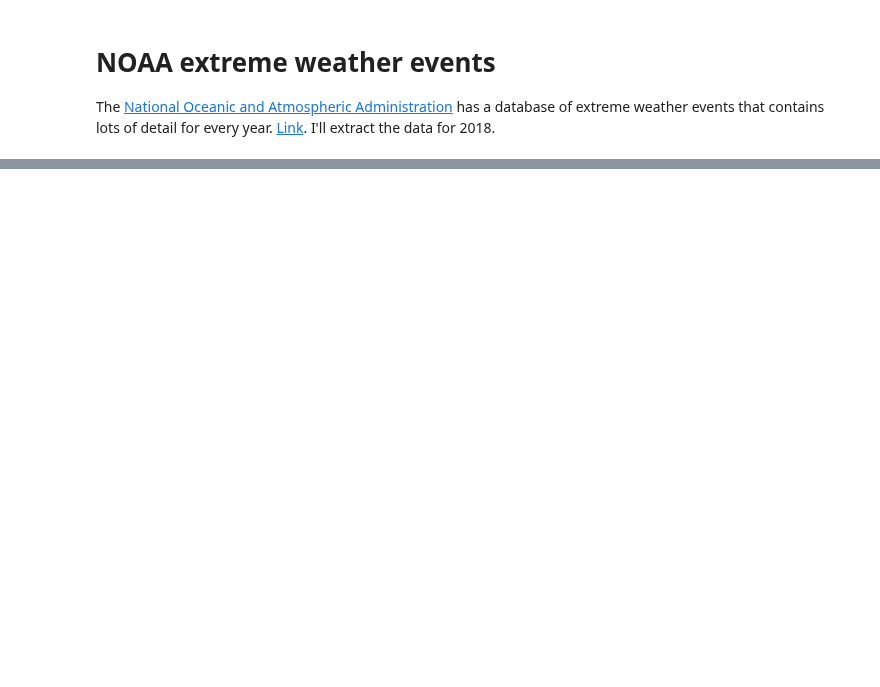
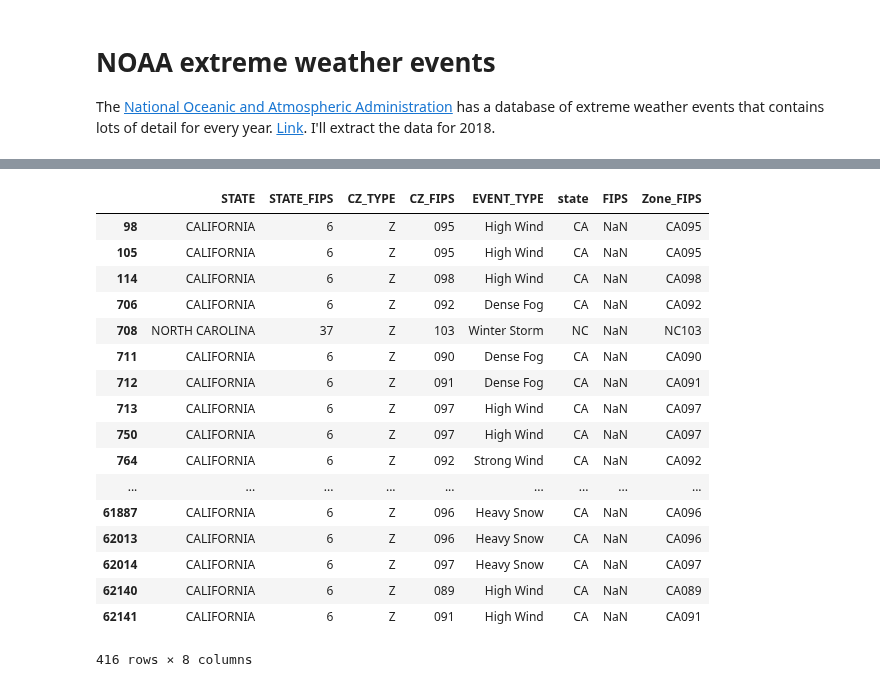
Before and after one commit to labs12-should-i-live-here/DS, a Jupyter notebook: notebooks/DMA4 - NOAA storms by county.ipynb, the cells around one changed output, grey strips where cells are left out. Drawn from its saved outputs; the diff is of its cells as text; code cells hidden in the pictures; blank space fills up the shorter version.

Commit message:
More progress towards NOAA

```diff
--- a/notebooks/DMA4 - NOAA storms by county.ipynb
+++ b/notebooks/DMA4 - NOAA storms by county.ipynb
@@ -99,0 +155,6 @@ df2.head()
+# %%
+# The full table contains more than I want to use.
+df1 = pd.read_csv('../data_local/NOAA/StormEvents_details-ftp_v1.0_d2018_c20190422.csv')
+print(df1.shape)
+print(df1.columns)
+df1.head(2)
@@ -99,0 +197,6 @@ df2.head()
+# %%
+# Split the dataframe into county- and zone-level events
+df2_counties = df2[df2.CZ_TYPE == 'C'].copy()
+df2_zones = df2[df2.CZ_TYPE == 'Z'].copy()
+
+df2_counties.shape, df2_zones.shape
@@ -99,0 +284,28 @@ df2.head()
+# %%
+# Re-cast FIPS codes as strings
+df2_zones['CZ_FIPS'] = df2_zones['CZ_FIPS'].astype(str)
+
+# Make sure the string for CZ_FIPS is 3 digits long.
+FIPS_2 = []
+for fip in df2_zones['CZ_FIPS']:
+    if len(fip) == 3:
+        fip2 = fip
+    elif len(fip) == 2:
+        fip2 = '0' + fip
+    elif len(fip) == 1:
+        fip2 = '00' + fip
+    FIPS_2.append(fip2)
+
+df2_zones['CZ_FIPS'] = FIPS_2
+
+# Add the two-letter state code
+df2_zones['Zone_FIPS'] = df2_zones['state'] + df2_zones['CZ_FIPS']
+
+# Add the full list of county FIPS codes
+df2_zones['FIPS'] = df2_zones['Zone_FIPS'].map(zone_dict)
+
+# Drop any rows with NANs in FIPS.
+df2_zones = df2_zones.dropna(subset=['FIPS'])
+
+print(df2_zones.shape)
+df2_zones.head(2)
@@ -99,0 +355,21 @@ df2.head()
+# %%
+df2_zones[df2_zones['FIPS'].isnull()]
+# %% [output]
+|  | STATE | STATE_FIPS | CZ_TYPE | CZ_FIPS | EVENT_TYPE | state | FIPS | Zone_FIPS |
+| 98 | CALIFORNIA | 6 | Z | 095 | High Wind | CA | NaN | CA095 |
+| 105 | CALIFORNIA | 6 | Z | 095 | High Wind | CA | NaN | CA095 |
+| 114 | CALIFORNIA | 6 | Z | 098 | High Wind | CA | NaN | CA098 |
+| 706 | CALIFORNIA | 6 | Z | 092 | Dense Fog | CA | NaN | CA092 |
+| 708 | NORTH CAROLINA | 37 | Z | 103 | Winter Storm | NC | NaN | NC103 |
+| 711 | CALIFORNIA | 6 | Z | 090 | Dense Fog | CA | NaN | CA090 |
+| 712 | CALIFORNIA | 6 | Z | 091 | Dense Fog | CA | NaN | CA091 |
+| 713 | CALIFORNIA | 6 | Z | 097 | High Wind | CA | NaN | CA097 |
+| 750 | CALIFORNIA | 6 | Z | 097 | High Wind | CA | NaN | CA097 |
+| 764 | CALIFORNIA | 6 | Z | 092 | Strong Wind | CA | NaN | CA092 |
+| ... | ... | ... | ... | ... | ... | ... | ... | ... |
+| 61887 | CALIFORNIA | 6 | Z | 096 | Heavy Snow | CA | NaN | CA096 |
+| 62013 | CALIFORNIA | 6 | Z | 096 | Heavy Snow | CA | NaN | CA096 |
+| 62014 | CALIFORNIA | 6 | Z | 097 | Heavy Snow | CA | NaN | CA097 |
+| 62140 | CALIFORNIA | 6 | Z | 089 | High Wind | CA | NaN | CA089 |
+| 62141 | CALIFORNIA | 6 | Z | 091 | High Wind | CA | NaN | CA091 |
+416 rows × 8 columns
```
Also changed, not shown: parts of 73 cells of this notebook.
